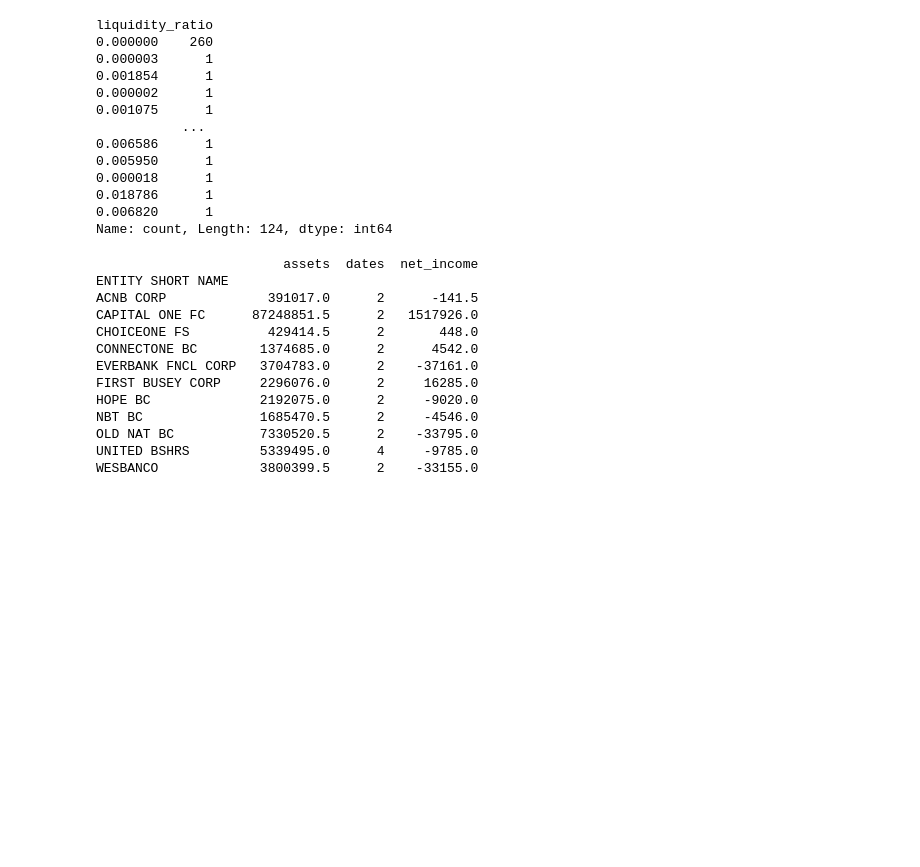
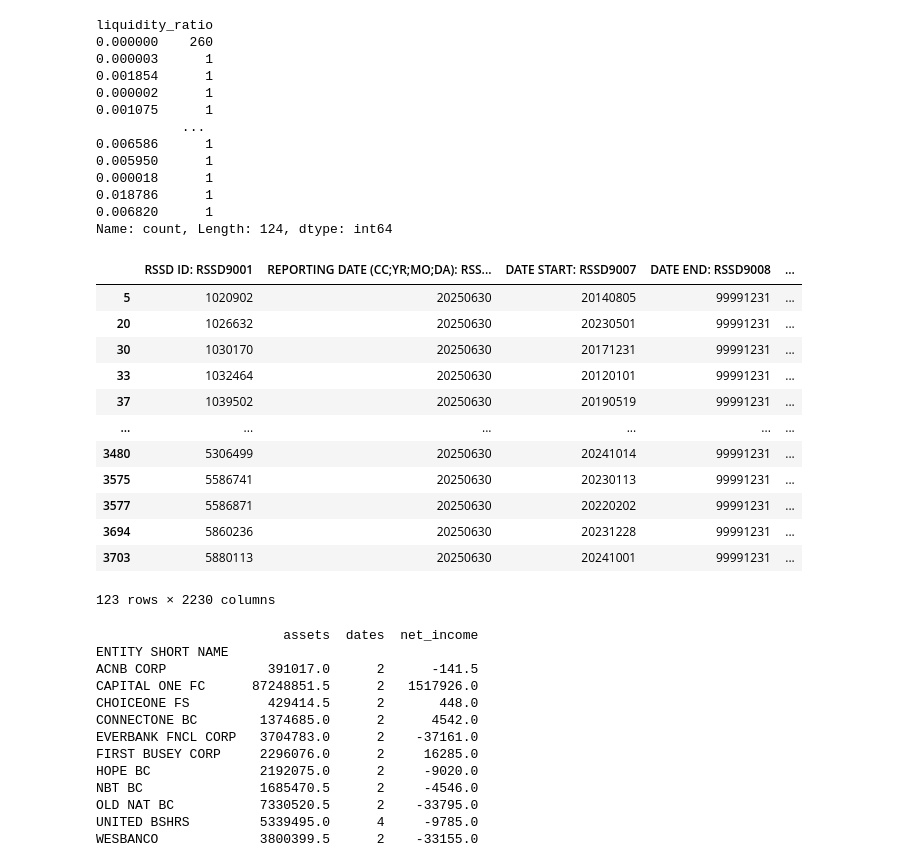
Before and after one commit to jmanacid1/DSE-Project, a Jupyter notebook: Bank_Project.ipynb, the cells around one changed output. Cells and saved outputs as stored; diff of their text form; code cells hidden in the pictures; blank space fills up the shorter version.

```diff
--- a/Bank_Project.ipynb
+++ b/Bank_Project.ipynb
@@ -221,6 +223,22 @@ liquidity_ratio
 0.018786      1
 0.006820      1
 Name: count, Length: 124, dtype: int64
+# %%
+renamed_df[(renamed_df['liquidity_ratio'] != 0) & (renamed_df['return_on_assets'].isna() == False)]
+# %% [output]
+|  | RSSD ID: RSSD9001 | REPORTING DATE (CC;YR;MO;DA): RSS... | DATE START: RSSD9007 | DATE END: RSSD9008 | ... |
+| 5 | 1020902 | 20250630 | 20140805 | 99991231 | ... |
+| 20 | 1026632 | 20250630 | 20230501 | 99991231 | ... |
+| 30 | 1030170 | 20250630 | 20171231 | 99991231 | ... |
+| 33 | 1032464 | 20250630 | 20120101 | 99991231 | ... |
+| 37 | 1039502 | 20250630 | 20190519 | 99991231 | ... |
+| ... | ... | ... | ... | ... | ... |
+| 3480 | 5306499 | 20250630 | 20241014 | 99991231 | ... |
+| 3575 | 5586741 | 20250630 | 20230113 | 99991231 | ... |
+| 3577 | 5586871 | 20250630 | 20220202 | 99991231 | ... |
+| 3694 | 5860236 | 20250630 | 20231228 | 99991231 | ... |
+| 3703 | 5880113 | 20250630 | 20241001 | 99991231 | ... |
+123 rows × 2230 columns
 # %%
 # Attempt to union
 union_df = pd.concat([renamed_df, renamed_dfq2], ignore_index=True)
```
Also changed, not shown: parts of 2 cells of this notebook, 4 other files.
